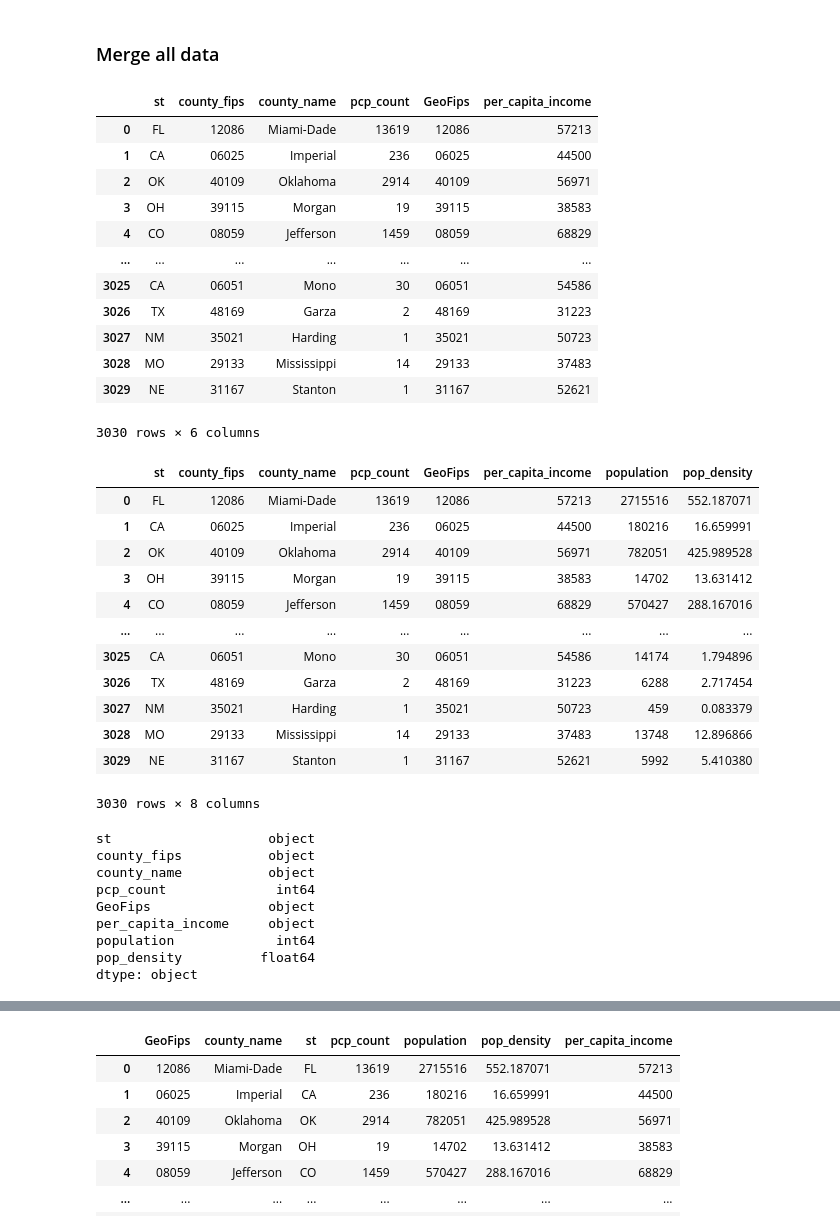
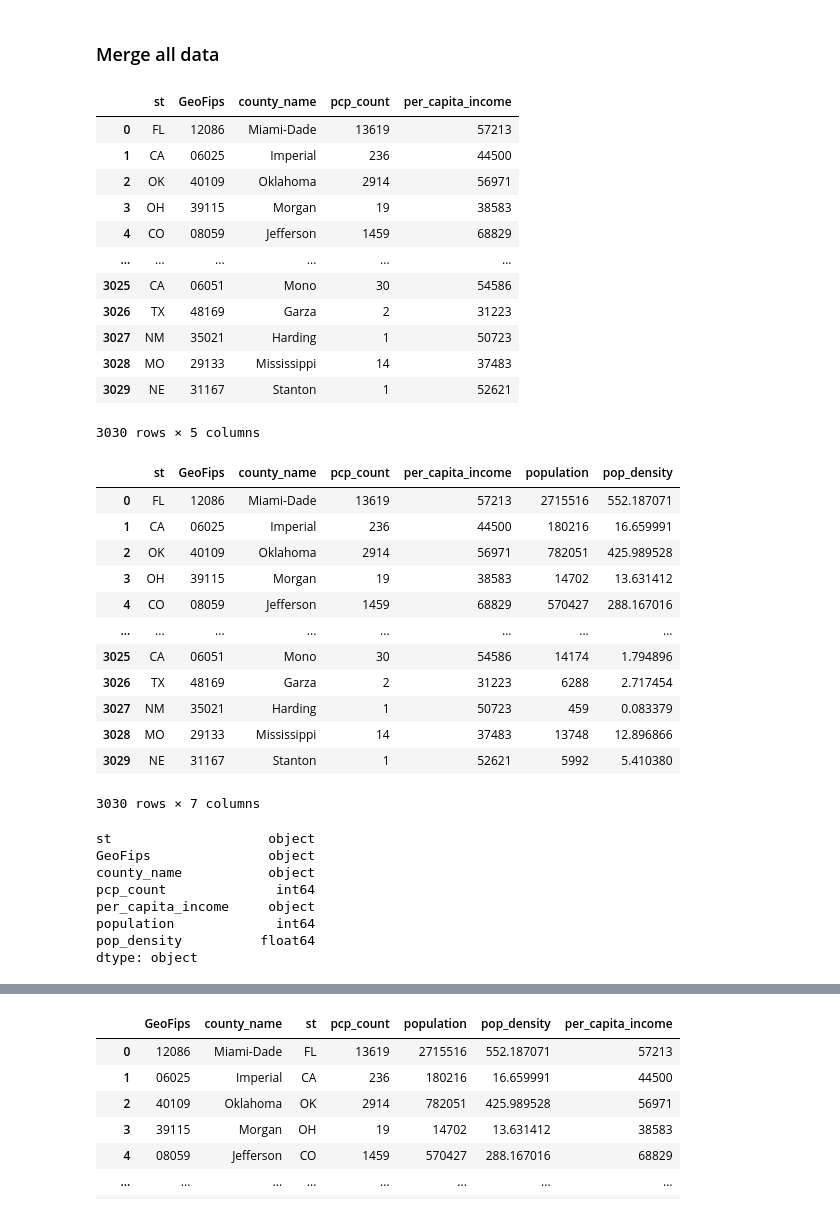
Before and after one commit to JacquelineCl/group_project, a Jupyter notebook: Merged_Data.ipynb, the cells around one changed output, grey strips where cells are left out. Drawn from its saved outputs; the diff is of its cells as text; code cells hidden in the pictures.

```diff
--- a/Merged_Data.ipynb
+++ b/Merged_Data.ipynb
@@ -50,7 +49,7 @@ per_capita_income    object
 dtype: object
 # %%
 # Set dtypes before reading in csv
-physicians_dtypes = {"county_fips": str}
+physicians_dtypes = {"GeoFips": str}
 # %%
 # Import physician data
 physicians_merge_df = pd.read_csv("Resources/physicians_merge_df.csv", dtype=physicians_dtypes)
@@ -147,49 +146,48 @@ dtype: object
 ### Merge all data
 # %%
 # Merge physician data to income data
-phys_income_merged_df = physicians_merge_df.merge(income_original_df, left_on="county_fips", right_on="GeoFips")
+phys_income_merged_df = physicians_merge_df.merge(income_original_df, left_on="GeoFips", right_on="GeoFips")
 phys_income_merged_df
 # %% [output]
-|  | st | county_fips | county_name | pcp_count | GeoFips | per_capita_income |
-| 0 | FL | 12086 | Miami-Dade | 13619 | 12086 | 57213 |
-| 1 | CA | 06025 | Imperial | 236 | 06025 | 44500 |
-| 2 | OK | 40109 | Oklahoma | 2914 | 40109 | 56971 |
-| 3 | OH | 39115 | Morgan | 19 | 39115 | 38583 |
-| 4 | CO | 08059 | Jefferson | 1459 | 08059 | 68829 |
-| ... | ... | ... | ... | ... | ... | ... |
-| 3025 | CA | 06051 | Mono | 30 | 06051 | 54586 |
-| 3026 | TX | 48169 | Garza | 2 | 48169 | 31223 |
-| 3027 | NM | 35021 | Harding | 1 | 35021 | 50723 |
-| 3028 | MO | 29133 | Mississippi | 14 | 29133 | 37483 |
-| 3029 | NE | 31167 | Stanton | 1 | 31167 | 52621 |
+|  | st | GeoFips | county_name | pcp_count | per_capita_income |
+| 0 | FL | 12086 | Miami-Dade | 13619 | 57213 |
+| 1 | CA | 06025 | Imperial | 236 | 44500 |
+| 2 | OK | 40109 | Oklahoma | 2914 | 56971 |
+| 3 | OH | 39115 | Morgan | 19 | 38583 |
+| 4 | CO | 08059 | Jefferson | 1459 | 68829 |
+| ... | ... | ... | ... | ... | ... |
+| 3025 | CA | 06051 | Mono | 30 | 54586 |
+| 3026 | TX | 48169 | Garza | 2 | 31223 |
+| 3027 | NM | 35021 | Harding | 1 | 50723 |
+| 3028 | MO | 29133 | Mississippi | 14 | 37483 |
+| 3029 | NE | 31167 | Stanton | 1 | 52621 |
-3030 rows × 6 columns
+3030 rows × 5 columns
 # %%
 # Merge physician / income data to population data
 merged_initial_df = phys_income_merged_df.merge(population_original_df, left_on="GeoFips", right_on="GeoFips")
 merged_initial_df
 # %% [output]
-|  | st | county_fips | county_name | pcp_count | GeoFips | per_capita_income | population | pop_density |
-| 0 | FL | 12086 | Miami-Dade | 13619 | 12086 | 57213 | 2715516 | 552.187071 |
-| 1 | CA | 06025 | Imperial | 236 | 06025 | 44500 | 180216 | 16.659991 |
-| 2 | OK | 40109 | Oklahoma | 2914 | 40109 | 56971 | 782051 | 425.989528 |
-| 3 | OH | 39115 | Morgan | 19 | 39115 | 38583 | 14702 | 13.631412 |
-| 4 | CO | 08059 | Jefferson | 1459 | 08059 | 68829 | 570427 | 288.167016 |
-| ... | ... | ... | ... | ... | ... | ... | ... | ... |
-| 3025 | CA | 06051 | Mono | 30 | 06051 | 54586 | 14174 | 1.794896 |
-| 3026 | TX | 48169 | Garza | 2 | 48169 | 31223 | 6288 | 2.717454 |
-| 3027 | NM | 35021 | Harding | 1 | 35021 | 50723 | 459 | 0.083379 |
-| 3028 | MO | 29133 | Mississippi | 14 | 29133 | 37483 | 13748 | 12.896866 |
-| 3029 | NE | 31167 | Stanton | 1 | 31167 | 52621 | 5992 | 5.410380 |
+|  | st | GeoFips | county_name | pcp_count | per_capita_income | population | pop_density |
+| 0 | FL | 12086 | Miami-Dade | 13619 | 57213 | 2715516 | 552.187071 |
+| 1 | CA | 06025 | Imperial | 236 | 44500 | 180216 | 16.659991 |
+| 2 | OK | 40109 | Oklahoma | 2914 | 56971 | 782051 | 425.989528 |
+| 3 | OH | 39115 | Morgan | 19 | 38583 | 14702 | 13.631412 |
+| 4 | CO | 08059 | Jefferson | 1459 | 68829 | 570427 | 288.167016 |
+| ... | ... | ... | ... | ... | ... | ... | ... |
+| 3025 | CA | 06051 | Mono | 30 | 54586 | 14174 | 1.794896 |
+| 3026 | TX | 48169 | Garza | 2 | 31223 | 6288 | 2.717454 |
+| 3027 | NM | 35021 | Harding | 1 | 50723 | 459 | 0.083379 |
+| 3028 | MO | 29133 | Mississippi | 14 | 37483 | 13748 | 12.896866 |
+| 3029 | NE | 31167 | Stanton | 1 | 52621 | 5992 | 5.410380 |
-3030 rows × 8 columns
+3030 rows × 7 columns
 # %%
 # Check dtypes
 merged_initial_df.dtypes
 # %% [output]
 st                    object
-county_fips           object
+GeoFips               object
 county_name           object
 pcp_count              int64
-GeoFips               object
 per_capita_income     object
 population             int64
 pop_density          float64
```
Also changed, not shown: parts of 7 cells of this notebook, 2 other files.
